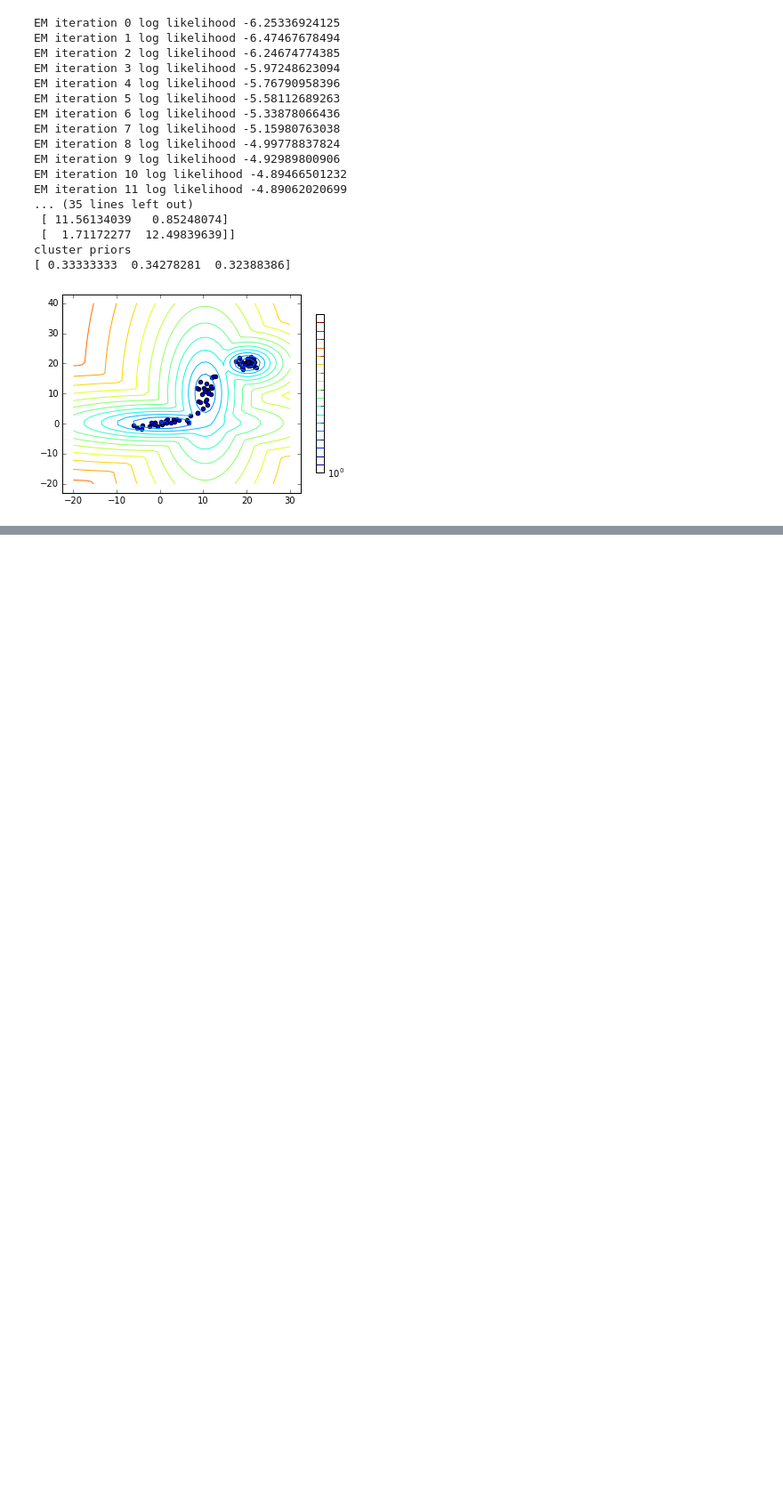
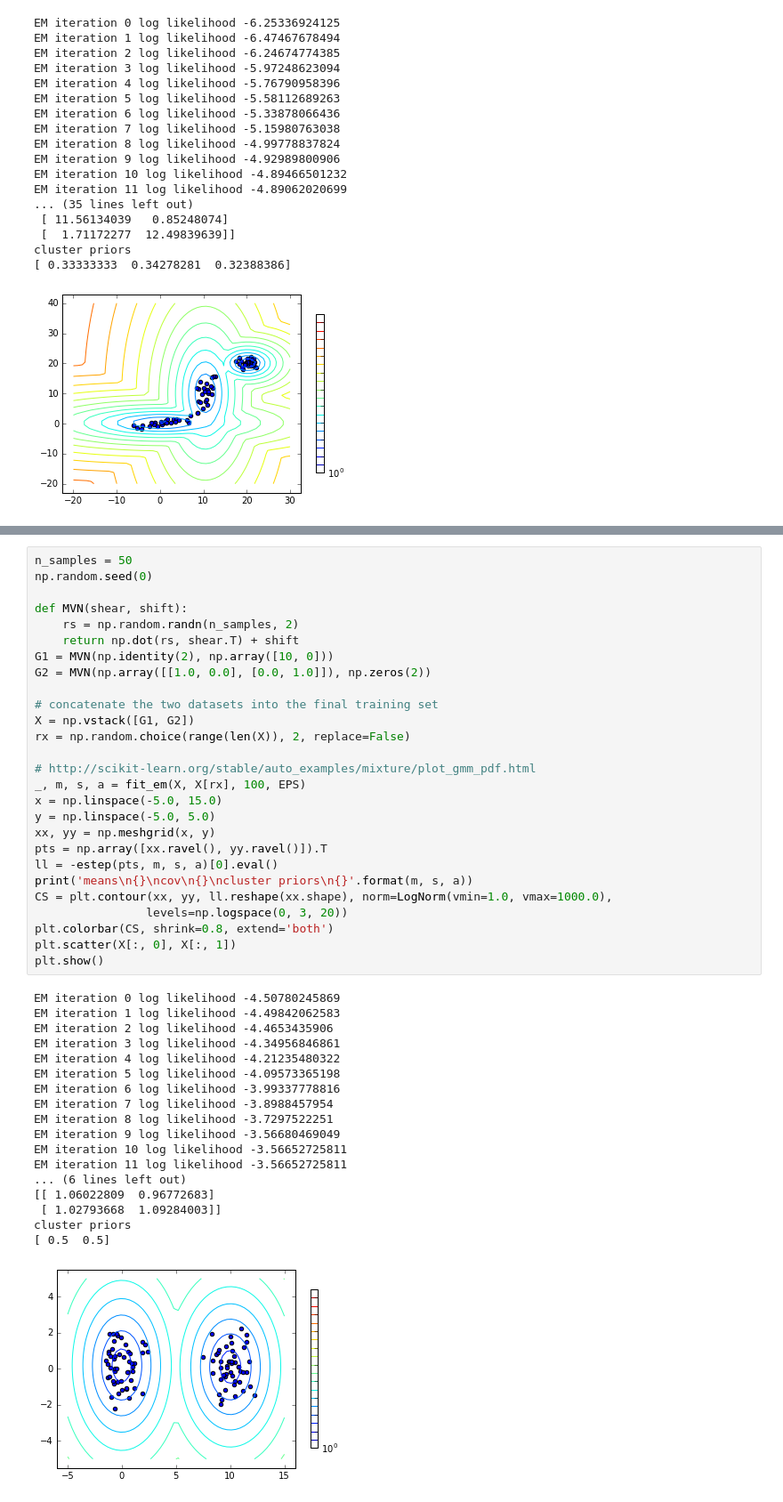
Before and after one commit to PrincetonUniversity/final-proj-cos-424, a Jupyter notebook: diag_tf.ipynb, the cells around one changed output, grey strips where cells are left out. Shown: that part at 89% size. Cells and saved outputs as stored; diff of their text form; blank space fills up the shorter version.

```diff
--- a/diag_tf.ipynb
+++ b/diag_tf.ipynb
@@ -397,0 +413,46 @@ y = 20.0
+# %%
+n_samples = 50
+np.random.seed(0)
+
+def MVN(shear, shift):
+    rs = np.random.randn(n_samples, 2)
+    return np.dot(rs, shear.T) + shift
+G1 = MVN(np.identity(2), np.array([10, 0]))
+G2 = MVN(np.array([[1.0, 0.0], [0.0, 1.0]]), np.zeros(2))
+
+# concatenate the two datasets into the final training set
+X = np.vstack([G1, G2])
+rx = np.random.choice(range(len(X)), 2, replace=False)
+
+# http://scikit-learn.org/stable/auto_examples/mixture/plot_gmm_pdf.html
+_, m, s, a = fit_em(X, X[rx], 100, EPS)
+x = np.linspace(-5.0, 15.0)
+y = np.linspace(-5.0, 5.0)
+xx, yy = np.meshgrid(x, y)
+pts = np.array([xx.ravel(), yy.ravel()]).T
+ll = -estep(pts, m, s, a)[0].eval()
+print('means\n{}\ncov\n{}\ncluster priors\n{}'.format(m, s, a))
+CS = plt.contour(xx, yy, ll.reshape(xx.shape), norm=LogNorm(vmin=1.0, vmax=1000.0),
+                levels=np.logspace(0, 3, 20))
+plt.colorbar(CS, shrink=0.8, extend='both')
+plt.scatter(X[:, 0], X[:, 1])
+plt.show()
+# %% [output]
+EM iteration 0 log likelihood -4.50780245869
+EM iteration 1 log likelihood -4.49842062583
+EM iteration 2 log likelihood -4.4653435906
+EM iteration 3 log likelihood -4.34956846861
+EM iteration 4 log likelihood -4.21235480322
+EM iteration 5 log likelihood -4.09573365198
+EM iteration 6 log likelihood -3.99337778816
+EM iteration 7 log likelihood -3.8988457954
+EM iteration 8 log likelihood -3.7297522251
+EM iteration 9 log likelihood -3.56680469049
+EM iteration 10 log likelihood -3.56652725811
+EM iteration 11 log likelihood -3.56652725811
+... (6 lines left out)
+[[ 1.06022809  0.96772683]
+ [ 1.02793668  1.09284003]]
+cluster priors
+[ 0.5  0.5]
+[figure, added]
```
Also changed, not shown: parts of 12 cells of this notebook, 4 other files.
